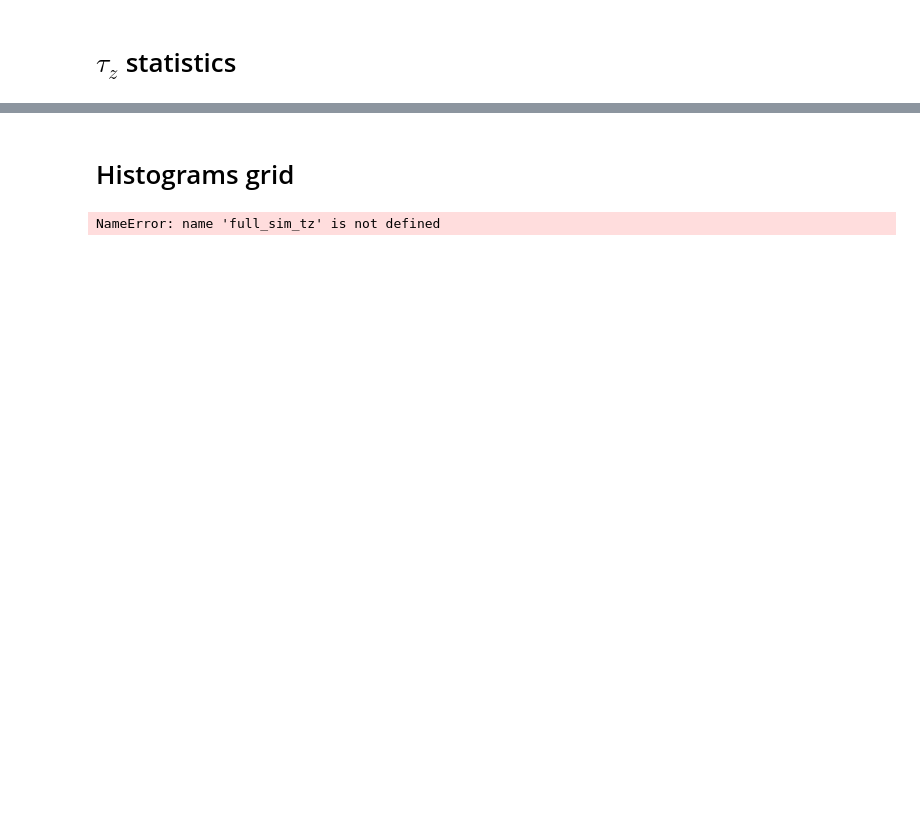
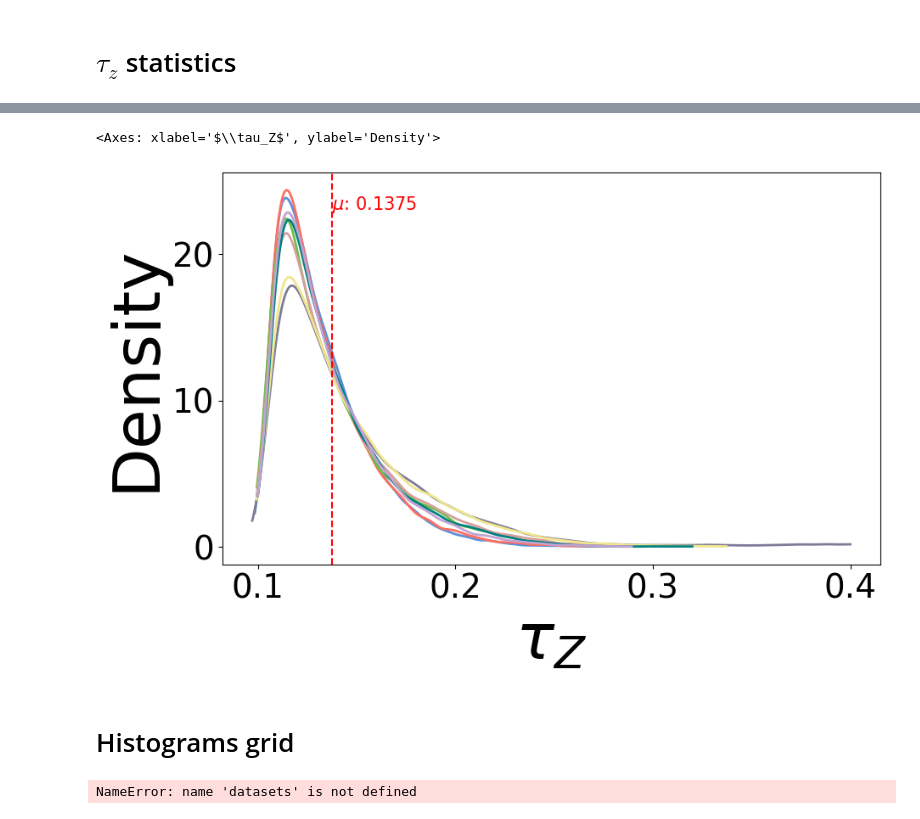
Before and after one commit to UnnatiAkhouri/QuNet, a Jupyter notebook: QuNet_bootcamp_2025/Session_7/NM_evolution.ipynb, the cells around one changed output, grey strips where cells are left out. Cells and saved outputs as stored; diff of their text form; code cells hidden in the pictures; blank space fills up the shorter version.

```diff
--- a/QuNet_bootcamp_2025/Session_7/NM_evolution.ipynb
+++ b/QuNet_bootcamp_2025/Session_7/NM_evolution.ipynb
@@ -337,4 +396,5 @@ NameError: name 'pops_random_c2_th' is not defined
 # %%
+#TODO: what does this plot actually plot????
 def plot_aggregate_density(data, ax=None):
     if ax is None:
         fig, ax = plt.subplots(figsize=(10, 6))
@@ -343,61 +403,66 @@ def plot_aggregate_density(data, ax=None):
     colors =['#5B8FD8', '#FF6F61', '#6DBE45', '#D79F9D', '#7E7B9A','#F0E68C', '#008080', '#C2A2D2', '#D04E00', '#A8E6CF','#FFDAB9', '#B2B09C']
 
     # For each position
-    for pos in range(12):
+    for pos in range(data.shape[2]):
         # Collect all values for this position across all datasets and trials
         all_position_values = data[:, :, pos].flatten()
 
         # Calculate the KDE
         x = np.linspace(np.min(all_position_values), np.max(all_position_values), 1000)
         kde = gaussian_kde(all_position_values)
 
         # Plot the density on the provided axis
         ax.plot(x, kde(x), color=colors[pos], linewidth=2)
 
         # Optional: Add a small rug plot to show actual data distribution
         #ax.plot(all_position_values, np.zeros_like(all_position_values) - 0.005 * (pos+1),
         #        '|', color=colors[pos], alpha=1, markersize=5)
 
         ax.tick_params(axis='both',labelsize=28)
 
     # Add visual enhancements
     #ax.set_title('Aggregate Probability Density of Values Across All Datasets and Trials', fontsize=16)
     ax.set_xlabel(r'$\tau_Z$', fontsize=54)
     ax.set_ylabel('Density', fontsize=55)
 
     # Add mean line
     if data.sum() / (data.size) != 0:
         mean_value = data.mean()
         ax.axvline(x=mean_value, color='red', linestyle='--')
         ax.text(mean_value, ax.get_ylim()[1]*0.9, r'$\mu$'f': {mean_value:.4f}',
-               color='red', fontsize=30)
+                color='red', fontsize=15)
 
     return ax
+
+plot_aggregate_density(pops_NM_0_0_2_2)
+# %% [output]
+<Axes: xlabel='$\\tau_Z$', ylabel='Density'>
+[figure, added]
 # %% [markdown]
 # Histograms grid
 # %%
-datasets = [
-    full_sim_tz(pops_random_c4_th, 15),
-    full_sim_tz(pops_greedy_c4_th, 15),
-    full_sim_tz(pops_landmax_c4_th, 15),
-    full_sim_tz(pops_strongmax_c4_th, 15),
-    full_sim_tz(pops_mimic_c4_th, 15),
-    full_sim_tz(pops_random_c4_v1, 15),
-    full_sim_tz(pops_greedy_c4_v1, 15),
-    full_sim_tz(pops_landmax_c4_v1, 15),
-    full_sim_tz(pops_strongmax_c4_v1, 15),
-    full_sim_tz(pops_mimic_c4_v1, 15),
-    full_sim_tz(pops_random_c4_v2, 15),
-    full_sim_tz(pops_greedy_c4_v2, 15),
-    full_sim_tz(pops_landmax_c4_v2, 15),
-    full_sim_tz(pops_strongmax_c4_v2, 15),
-    full_sim_tz(pops_mimic_c4_v2, 15),
-    full_sim_tz(pops_random_c4_pure, 15),
-    full_sim_tz(pops_greedy_c4_pure, 15),
-    full_sim_tz(pops_landmax_c4_pure, 15),
-    full_sim_tz(pops_strongmax_c4_pure, 15),
-    full_sim_tz(pops_mimic_c4_pure, 15)
-]
+# datasets = [
+#     full_sim_tz(pops_random_c4_th, 15),
+#     full_sim_tz(pops_greedy_c4_th, 15),
+#     full_sim_tz(pops_landmax_c4_th, 15),
+#     full_sim_tz(pops_strongmax_c4_th, 15),
+#     full_sim_tz(pops_mimic_c4_th, 15),
+#     full_sim_tz(pops_random_c4_v1, 15),
+#     full_sim_tz(pops_greedy_c4_v1, 15),
+#     full_sim_tz(pops_landmax_c4_v1, 15),
+#     full_sim_tz(pops_strongmax_c4_v1, 15),
+#     full_sim_tz(pops_mimic_c4_v1, 15),
+#     full_sim_tz(pops_random_c4_v2, 15),
+#     full_sim_tz(pops_greedy_c4_v2, 15),
+#     full_sim_tz(pops_landmax_c4_v2, 15),
+#     full_sim_tz(pops_strongmax_c4_v2, 15),
+#     full_sim_tz(pops_mimic_c4_v2, 15),
+#     full_sim_tz(pops_random_c4_pure, 15),
+#     full_sim_tz(pops_greedy_c4_pure, 15),
+#     full_sim_tz(pops_landmax_c4_pure, 15),
+#     full_sim_tz(pops_strongmax_c4_pure, 15),
+#     full_sim_tz(pops_mimic_c4_pure, 15)
+# ]
 
 def plot_histograms_grid(datasets, time_range=(300, 499), figsize=(30, 24)):
     """
@@ -604,4 +669,4 @@ fig = plot_histograms_grid(datasets)
 plt.savefig('tz_histogram_per_rule_per_IC_ens_avg_c4.png', dpi=300, bbox_inches='tight')
 plt.show()
 # %% [output]
-NameError: name 'full_sim_tz' is not defined
+NameError: name 'datasets' is not defined
```
Also changed, not shown: parts of 8 cells of this notebook.
